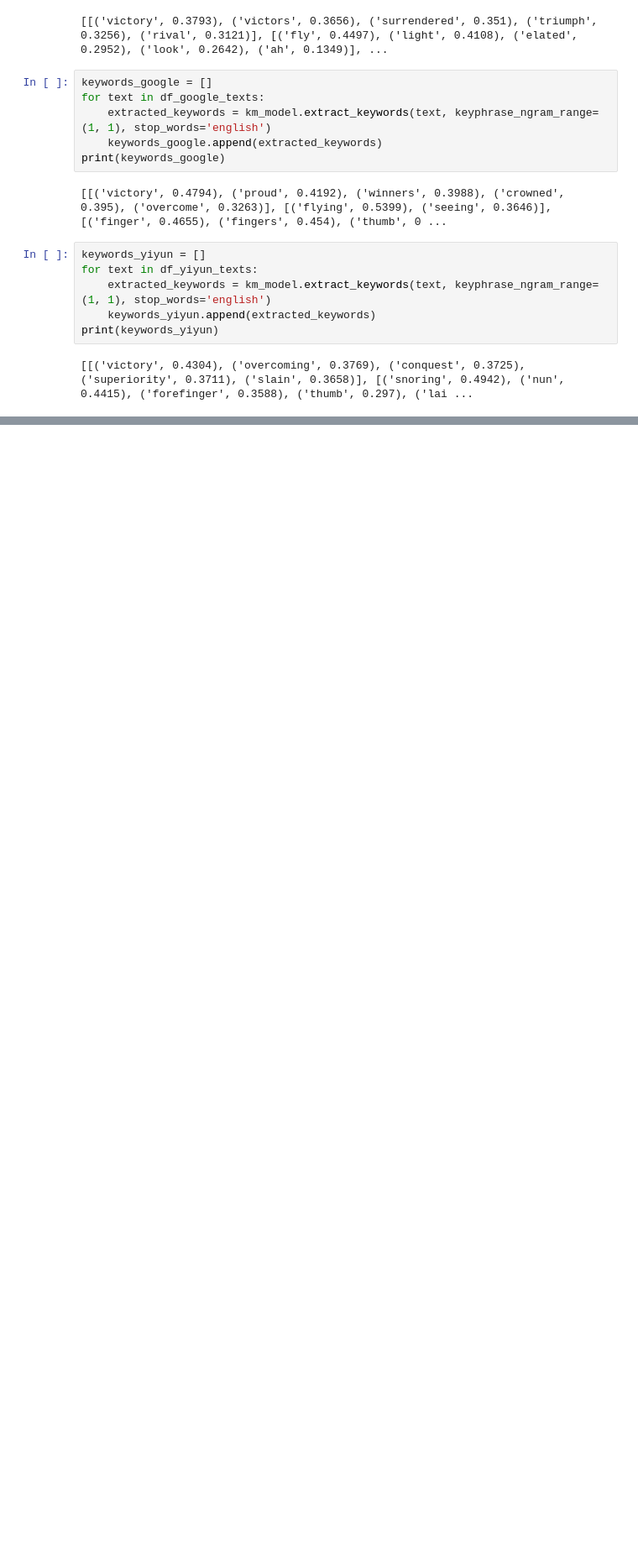
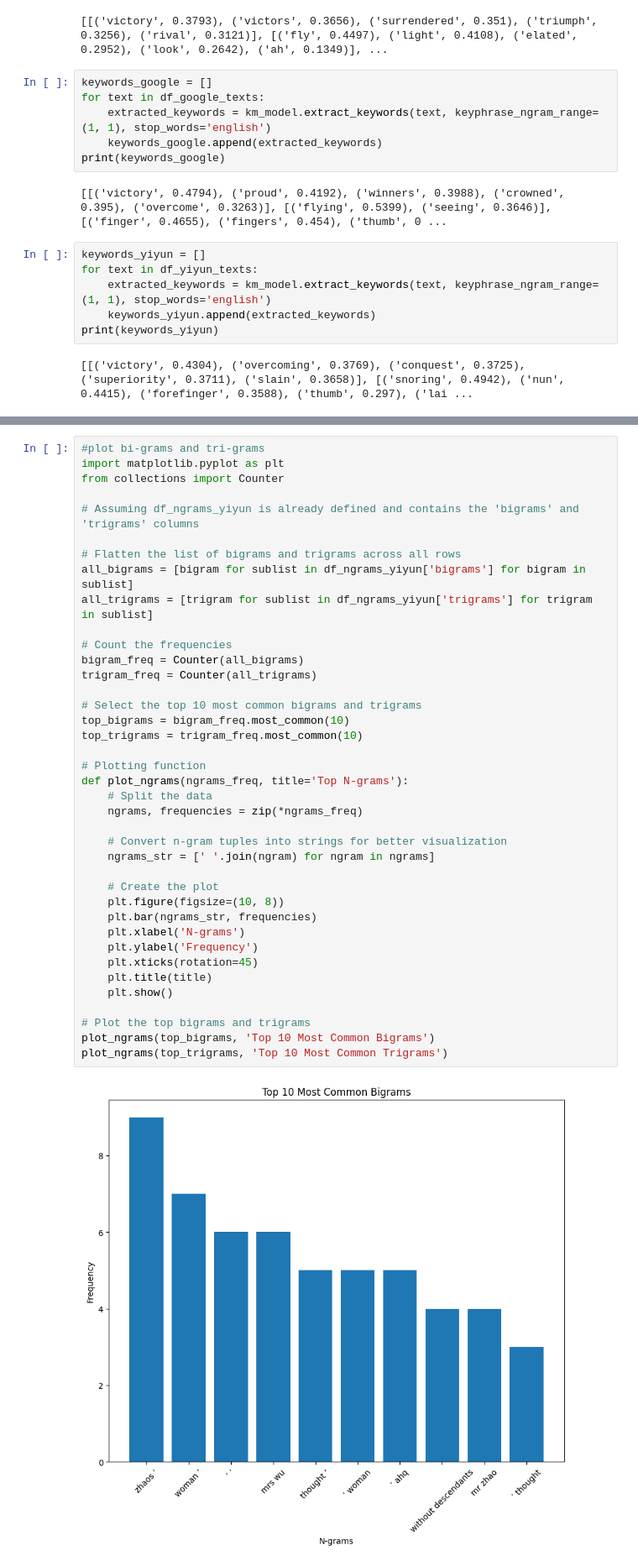
Before and after one commit to sydney-machine-learning/translationanalysis-Mandarin, a Jupyter notebook: semantic_analysis.ipynb, the cells around one changed output, grey strips where cells are left out. Shown at 84% size. Drawn from its saved outputs; the diff is of its cells as text; blank space fills up the shorter version.

```diff
--- a/semantic_analysis.ipynb
+++ b/semantic_analysis.ipynb
@@ -215,0 +240,41 @@ print(df_ngrams_yiyun[['bigrams', 'trigrams']])
+# %%
+#plot bi-grams and tri-grams
+import matplotlib.pyplot as plt
+from collections import Counter
+
+# Assuming df_ngrams_yiyun is already defined and contains the 'bigrams' and 'trigrams' columns
+
+# Flatten the list of bigrams and trigrams across all rows
+all_bigrams = [bigram for sublist in df_ngrams_yiyun['bigrams'] for bigram in sublist]
+all_trigrams = [trigram for sublist in df_ngrams_yiyun['trigrams'] for trigram in sublist]
+
+# Count the frequencies
+bigram_freq = Counter(all_bigrams)
+trigram_freq = Counter(all_trigrams)
+
+# Select the top 10 most common bigrams and trigrams
+top_bigrams = bigram_freq.most_common(10)
+top_trigrams = trigram_freq.most_common(10)
+
+# Plotting function
+def plot_ngrams(ngrams_freq, title='Top N-grams'):
+    # Split the data
+    ngrams, frequencies = zip(*ngrams_freq)
+
+    # Convert n-gram tuples into strings for better visualization
+    ngrams_str = [' '.join(ngram) for ngram in ngrams]
+
+    # Create the plot
+    plt.figure(figsize=(10, 8))
+    plt.bar(ngrams_str, frequencies)
+    plt.xlabel('N-grams')
+    plt.ylabel('Frequency')
+    plt.xticks(rotation=45)
+    plt.title(title)
+    plt.show()
+
+# Plot the top bigrams and trigrams
+plot_ngrams(top_bigrams, 'Top 10 Most Common Bigrams')
+plot_ngrams(top_trigrams, 'Top 10 Most Common Trigrams')
+# %% [output]
+[figure, added]
```
Also changed, not shown: parts of 5 cells of this notebook.
